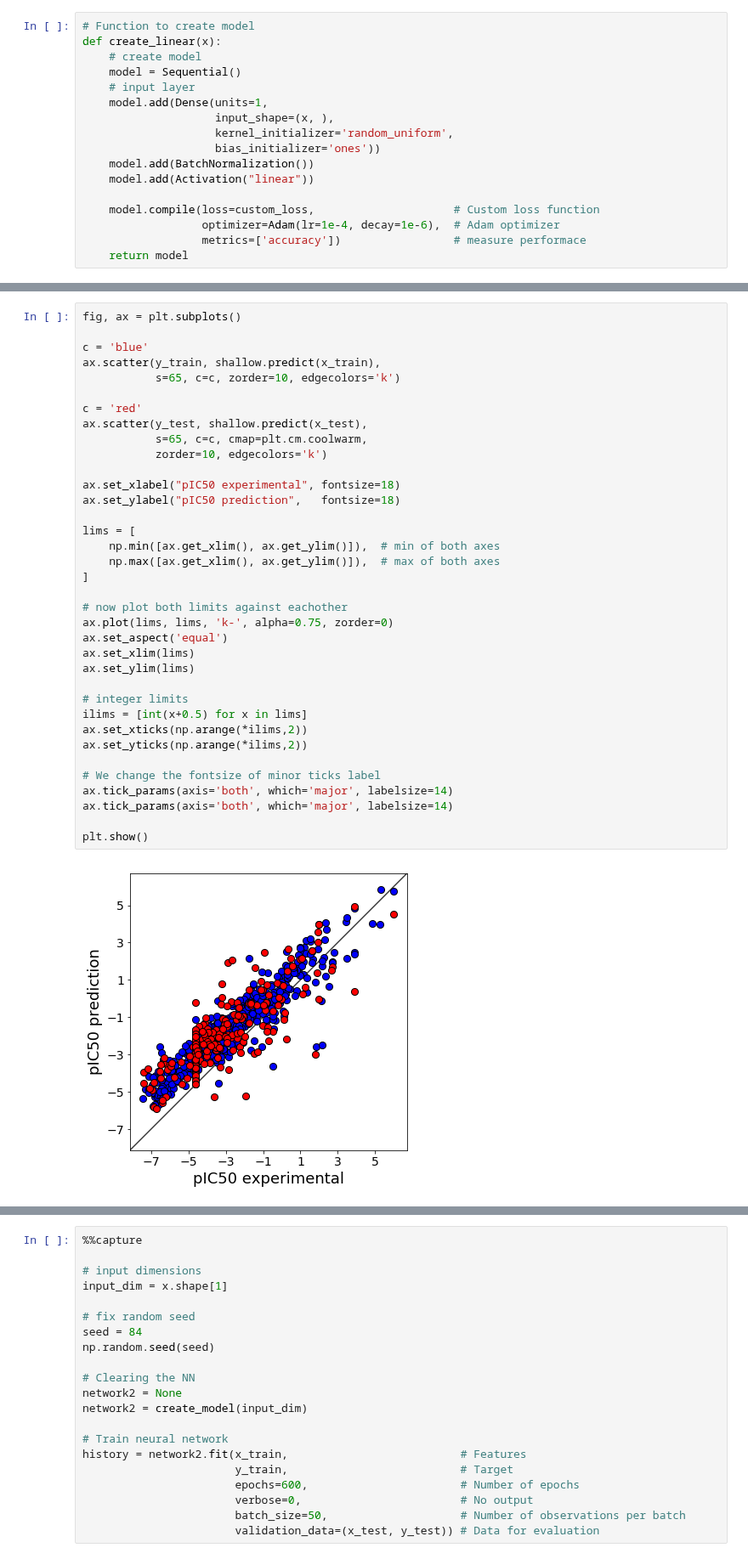
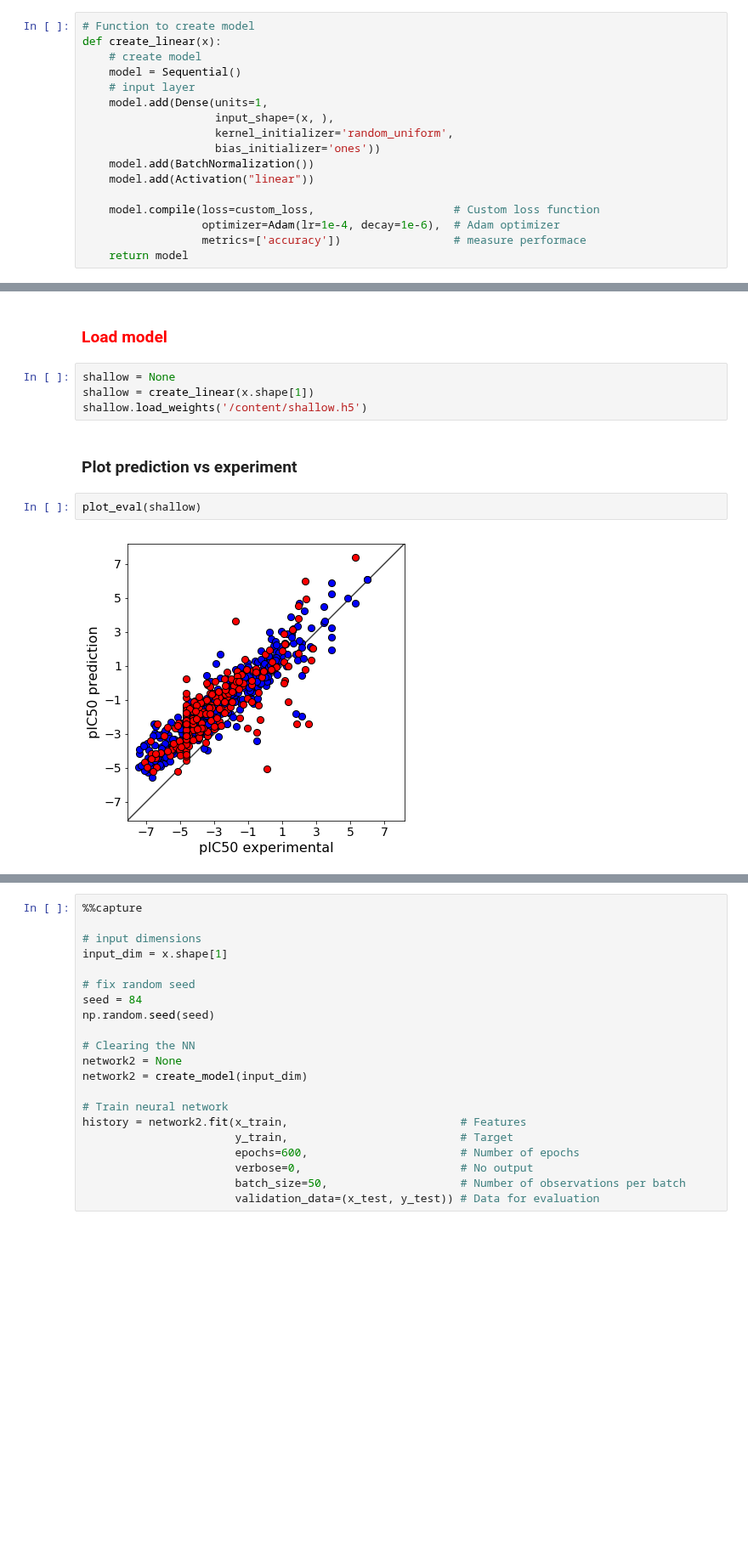
Before and after one commit to alejogiley/Novartis-Hackaton-7, a Jupyter notebook: Notebooks/Lee_NN.ipynb, the cells around one changed output, grey strips where cells are left out. Shown at 85% size. Cells and saved outputs as stored; diff of their text form; blank space fills up the shorter version.

```diff
--- a/Notebooks/Lee_NN.ipynb
+++ b/Notebooks/Lee_NN.ipynb
@@ -361,38 +387,12 @@ Saved model to disk
-# %%
-fig, ax = plt.subplots()
-
-c = 'blue'
-ax.scatter(y_train, shallow.predict(x_train),
-           s=65, c=c, zorder=10, edgecolors='k')
-
-c = 'red'
-ax.scatter(y_test, shallow.predict(x_test),
-           s=65, c=c, cmap=plt.cm.coolwarm,
-           zorder=10, edgecolors='k')
-
-ax.set_xlabel("pIC50 experimental", fontsize=18)
-ax.set_ylabel("pIC50 prediction",   fontsize=18)
-
-lims = [
-    np.min([ax.get_xlim(), ax.get_ylim()]),  # min of both axes
-    np.max([ax.get_xlim(), ax.get_ylim()]),  # max of both axes
-]
-
-# now plot both limits against eachother
-ax.plot(lims, lims, 'k-', alpha=0.75, zorder=0)
-ax.set_aspect('equal')
-ax.set_xlim(lims)
-ax.set_ylim(lims)
-
-# integer limits
-ilims = [int(x+0.5) for x in lims]
-ax.set_xticks(np.arange(*ilims,2))
-ax.set_yticks(np.arange(*ilims,2))
-
-# We change the fontsize of minor ticks label
-ax.tick_params(axis='both', which='major', labelsize=14)
-ax.tick_params(axis='both', which='major', labelsize=14)
-
-plt.show()
-# %% [output]
-[figure, removed]
+# %% [markdown]
+### <font color='red'>Load model</font>
+# %%
+shallow = None
+shallow = create_linear(x.shape[1])
+shallow.load_weights('/content/shallow.h5')
+# %% [markdown]
+### Plot prediction vs experiment
+# %%
+plot_eval(shallow)
+# %% [output]
+[figure, added]
```
Also changed, not shown: parts of 67 cells of this notebook.
